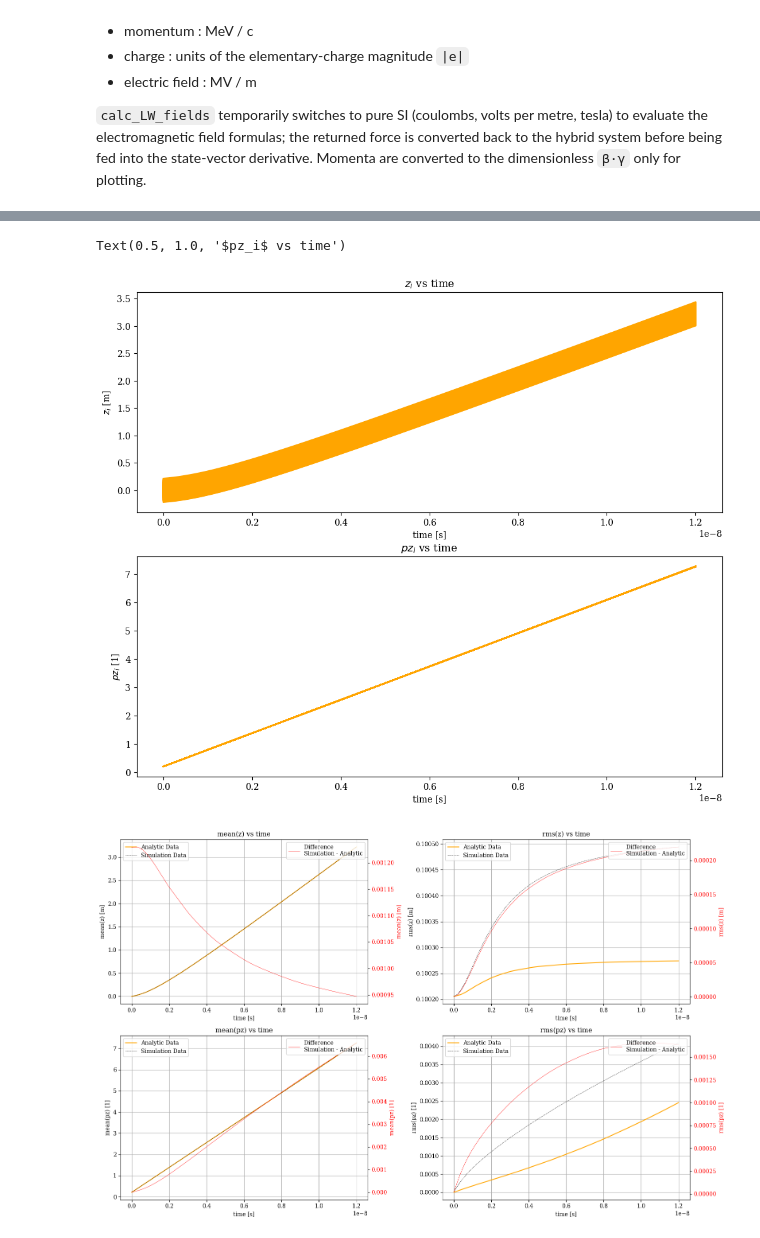
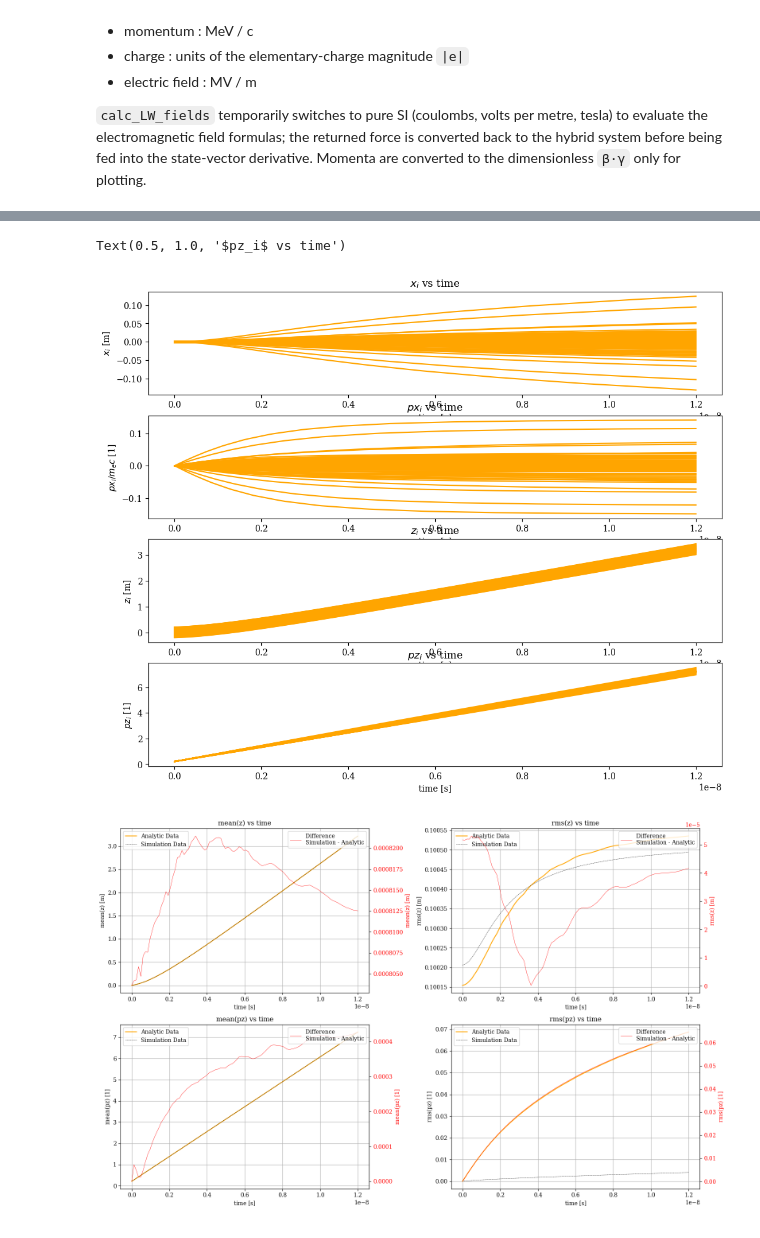
Before and after one commit to alexanderwischmann/FS26-semester-project, a Jupyter notebook: python/analytic_3d_simple_perturbation.ipynb, the cells around one changed output, grey strips where cells are left out. Saved outputs shown, nothing was run; the diff lists cells and outputs as text; code cells hidden in the pictures.

Commit message:
add transveral plots - analytic transversal perturbation

```diff
--- a/python/analytic_3d_simple_perturbation.ipynb
+++ b/python/analytic_3d_simple_perturbation.ipynb
@@ -49,10 +49,10 @@ Q_E          = -1.0                 # electron charge                   [|e|]
 # ---------------------------------------------------------------------
 E_Z              = -1.0             # longitudinal external E-field     [MV/m]
 TOTAL_CHARGE_SI  = -1e-9            # total bunch charge                [C]
-N_PARTICLES      = 2**9            # number of macroparticles          [1]
+N_PARTICLES      = 2**7            # number of macroparticles          [1]
 T_END_SIMPLE     = 1.2e-8           # end of integration                [s]
 
-USE_CIC_SOFTENING = True
+USE_CIC_SOFTENING = False
 # ---------------------------------------------------------------------
 # Derived quantities
 # ---------------------------------------------------------------------
@@ -527,41 +522,57 @@ r_t_particles = np.zeros((num_targets, len(times), 3))   # [m]
 p_t_particles = np.zeros((num_targets, len(times), 3))   # [MeV/c]
 
 for target_idx in range(num_targets):
     r0_0   = r0_particles[target_idx]
     times1 = times1_particles[target_idx]
     r1_t   = r1_t_particles[target_idx]
     p1_t   = p1_t_particles[target_idx]
 
     r1_x_interp = np.interp(times, times1, r1_t[0, :])
     r1_y_interp = np.interp(times, times1, r1_t[1, :])
     r1_z_interp = np.interp(times, times1, r1_t[2, :])
     p1_x_interp = np.interp(times, times1, p1_t[0, :])
     p1_y_interp = np.interp(times, times1, p1_t[1, :])
     p1_z_interp = np.interp(times, times1, p1_t[2, :])
 
     for t_idx, t in enumerate(times):
         r0, pz0, _ = get_0th_trajectory(t, r0_0, pz_0)
         r_t_particles[target_idx, t_idx, 0] = r0[0] + r1_x_interp[t_idx]
         r_t_particles[target_idx, t_idx, 1] = r0[1] + r1_y_interp[t_idx]
         r_t_particles[target_idx, t_idx, 2] = r0[2] + r1_z_interp[t_idx]
         p_t_particles[target_idx, t_idx, 0] = 0.0 + p1_x_interp[t_idx]
         p_t_particles[target_idx, t_idx, 1] = 0.0 + p1_y_interp[t_idx]
         p_t_particles[target_idx, t_idx, 2] = pz0 + p1_z_interp[t_idx]
 
-fig, axes = plt.subplots(2, figsize=(12, 10))
+fig, axes = plt.subplots(4, figsize=(12, 10))
 for i in range(num_targets):
-    axes[0].plot(times, r_t_particles[i, :, 2],                 color='orange')
-    axes[1].plot(times, p_to_betagamma(p_t_particles[i, :, 2]), color='orange')
+    axes[0].plot(times, r_t_particles[i, :, 0],                 color='orange')
+    axes[1].plot(times, p_to_betagamma(p_t_particles[i, :, 0]), color='orange')
+
+    axes[2].plot(times, r_t_particles[i, :, 2],                 color='orange')
+    axes[3].plot(times, p_to_betagamma(p_t_particles[i, :, 2]), color='orange')
+
+
 axes[0].set_xlabel("time [s]")
-axes[0].set_ylabel("$z_i$ [m]")
-axes[0].set_title("$z_i$ vs time")
+axes[0].set_ylabel("$x_i$ [m]")
+axes[0].set_title("$x_i$ vs time")
 
 axes[1].set_xlabel("time [s]")
-axes[1].set_ylabel("$pz_i$ [1]")
-axes[1].set_title("$pz_i$ vs time")
+axes[1].set_ylabel("$px_i / m_e c$ [1]")
+axes[1].set_title("$px_i$ vs time")
+
+
+axes[2].set_xlabel("time [s]")
+axes[2].set_ylabel("$z_i$ [m]")
+axes[2].set_title("$z_i$ vs time")
+
+axes[3].set_xlabel("time [s]")
+axes[3].set_ylabel("$pz_i$ [1]")
+axes[3].set_title("$pz_i$ vs time")
+
+fig.tight_layout()
 # %% [output]
 Text(0.5, 1.0, '$pz_i$ vs time')
-[figure, old version]
+[figure, new version]
 # %%
 mean_r_t = np.mean(r_t_particles, axis=0)
 rms_r_t  = np.std(r_t_particles,  axis=0)
@@ -610,4 +621,4 @@ plot_data(axes[1,1], times, p_to_betagamma(rms_p_t[:, 2]), data_times, p_to_beta
 
 fig.tight_layout()
 # %% [output]
-[figure, old version]
+[figure, new version]
```
Also changed, not shown: parts of 1 cell of this notebook.
